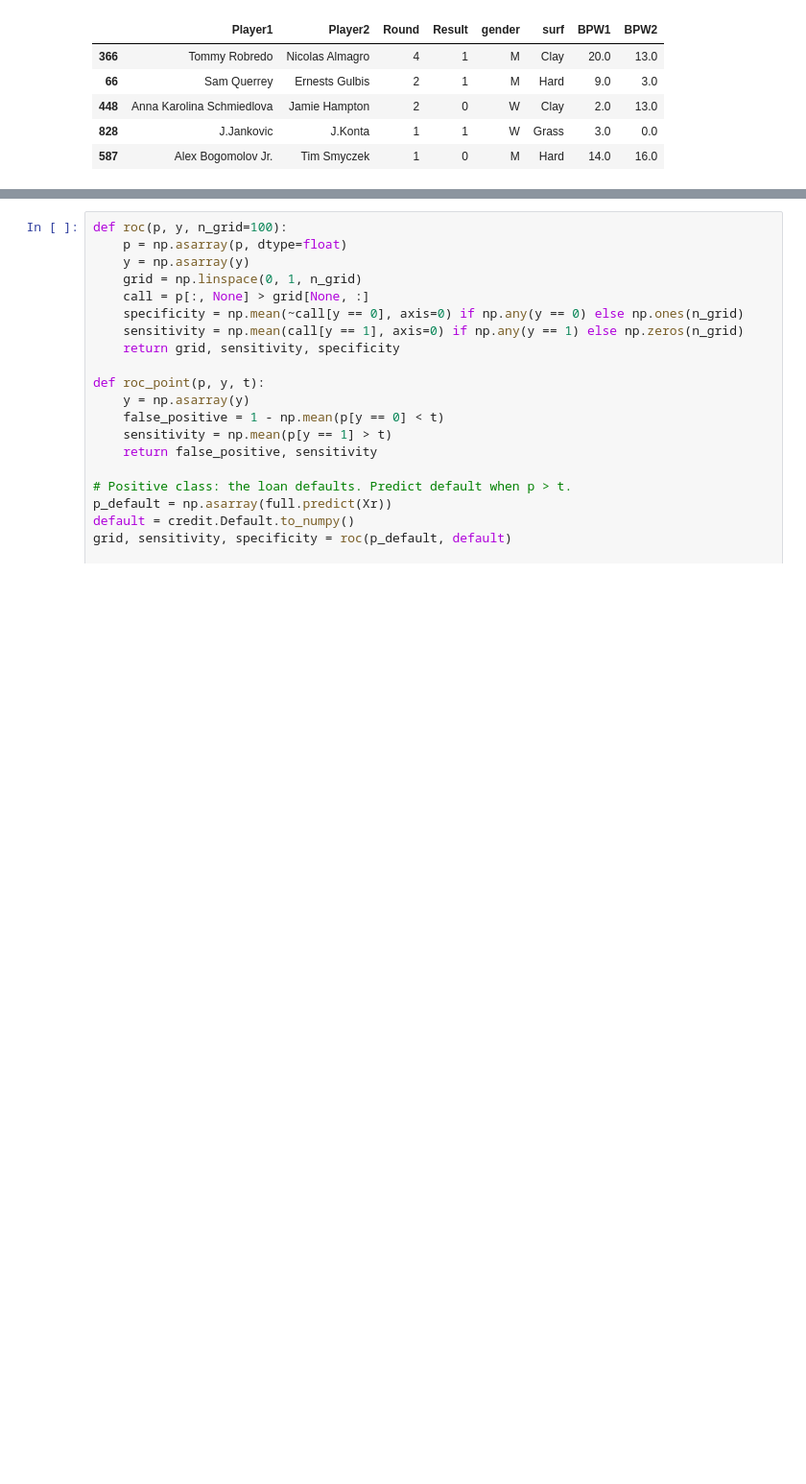
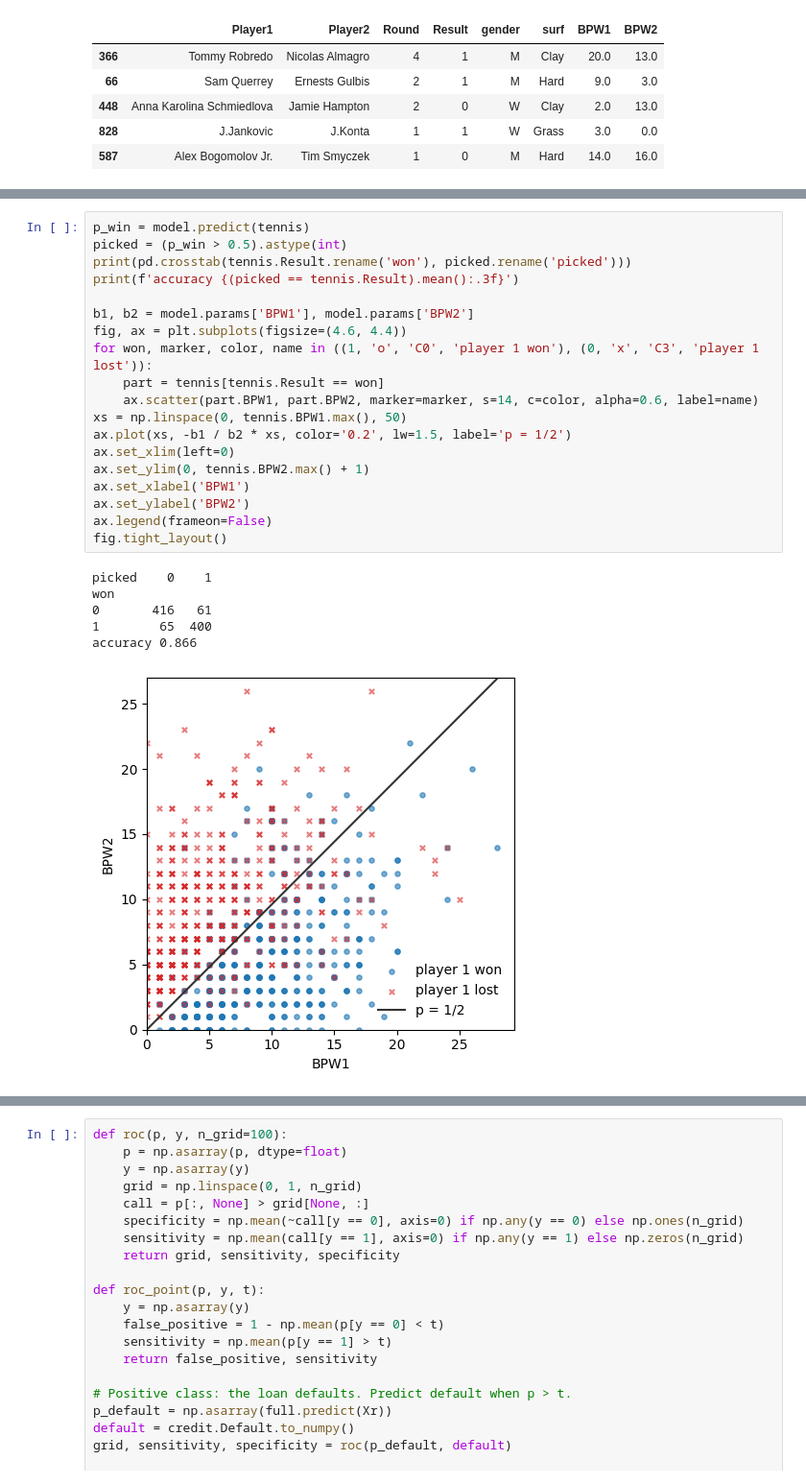
Before and after one commit to VadimSokolov/vadimsokolov.github.io, a Jupyter notebook: courses/files/600/oct21.ipynb, the cells around one changed output, grey strips where cells are left out. Shown at 96% size. Cells and saved outputs as stored; diff of their text form; blank space fills up the shorter version.

```diff
--- a/courses/files/600/oct21.ipynb
+++ b/courses/files/600/oct21.ipynb
@@ -304,0 +213,26 @@ table.round(4)
+# %%
+p_win = model.predict(tennis)
+picked = (p_win > 0.5).astype(int)
+print(pd.crosstab(tennis.Result.rename('won'), picked.rename('picked')))
+print(f'accuracy {(picked == tennis.Result).mean():.3f}')
+
+b1, b2 = model.params['BPW1'], model.params['BPW2']
+fig, ax = plt.subplots(figsize=(4.6, 4.4))
+for won, marker, color, name in ((1, 'o', 'C0', 'player 1 won'), (0, 'x', 'C3', 'player 1 lost')):
+    part = tennis[tennis.Result == won]
+    ax.scatter(part.BPW1, part.BPW2, marker=marker, s=14, c=color, alpha=0.6, label=name)
+xs = np.linspace(0, tennis.BPW1.max(), 50)
+ax.plot(xs, -b1 / b2 * xs, color='0.2', lw=1.5, label='p = 1/2')
+ax.set_xlim(left=0)
+ax.set_ylim(0, tennis.BPW2.max() + 1)
+ax.set_xlabel('BPW1')
+ax.set_ylabel('BPW2')
+ax.legend(frameon=False)
+fig.tight_layout()
+# %% [output]
+picked    0    1
+won
+0       416   61
+1        65  400
+accuracy 0.866
+[figure, added]
```
Also changed, not shown: parts of 125 cells of this notebook.
